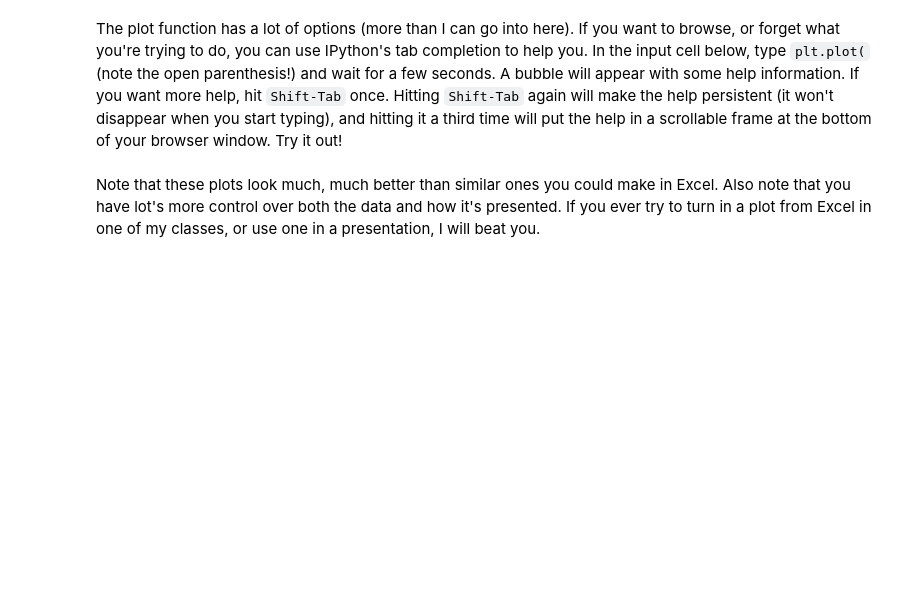
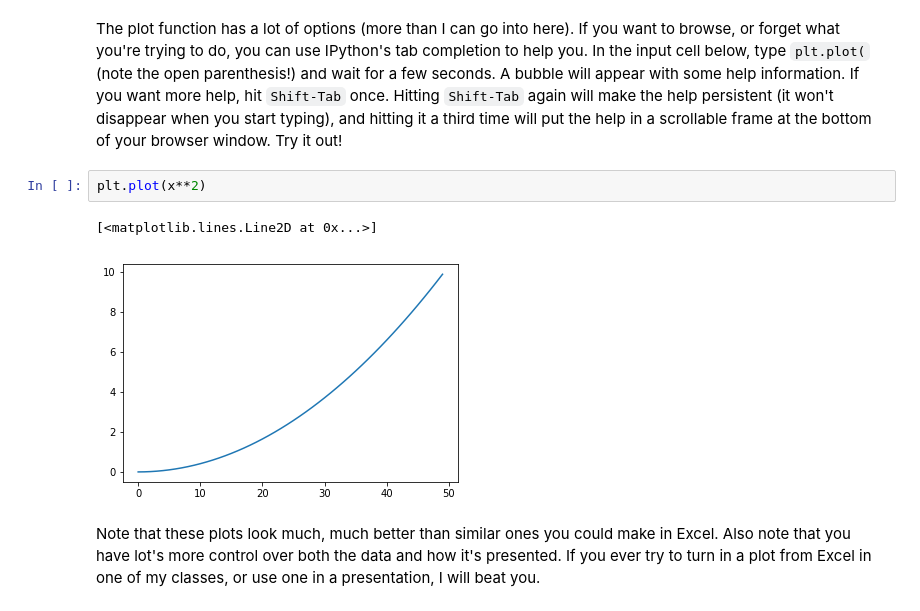
Before and after one commit to tachycline/PHYS325, a Jupyter notebook: 00 - Introduction.ipynb, the cells around one changed output. Drawn from its saved outputs; the diff is of its cells as text; blank space fills up the shorter version.

```diff
--- a/00 - Introduction.ipynb
+++ b/00 - Introduction.ipynb
@@ -117,6 +222,11 @@ legend.set_bbox_to_anchor((1.0, 1.0))
 Note that input cells can consist of multiple lines.
 # %% [markdown]
 The plot function has a lot of options (more than I can go into here). If you want to browse, or forget what you're trying to do, you can use IPython's tab completion to help you.  In the input cell below, type `plt.plot(`  (note the open parenthesis!) and wait for a few seconds. A bubble will appear with some help information. If you want more help, hit `Shift-Tab` once. Hitting `Shift-Tab` again will make the help persistent (it won't disappear when you start typing), and hitting it a third time will put the help in a scrollable frame at the bottom of your browser window.  Try it out!
+# %%
+plt.plot(x**2)
+# %% [output]
+[<matplotlib.lines.Line2D at 0x...>]
+[figure, added]
 # %% [markdown]
 Note that these plots look much, much better than similar ones you could make in Excel. Also note that you have lot's more control over both the data and how it's presented. If you ever try to turn in a plot from Excel in one of my classes, or use one in a presentation, I will beat you.
 # %% [markdown]
```
Also changed, not shown: parts of 18 cells of this notebook.
